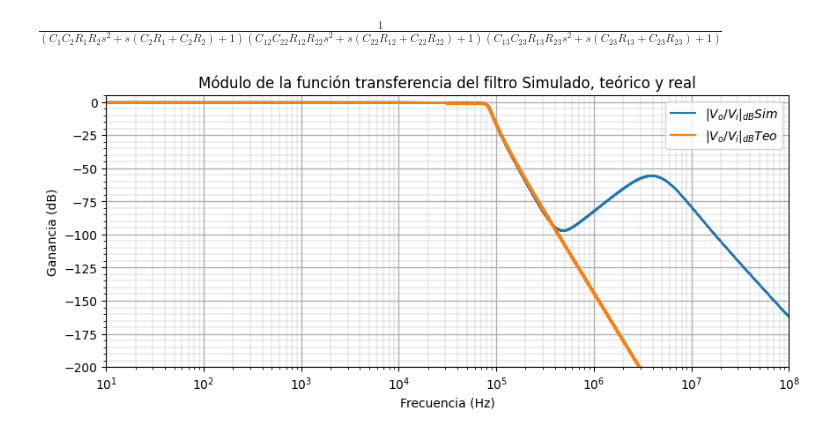
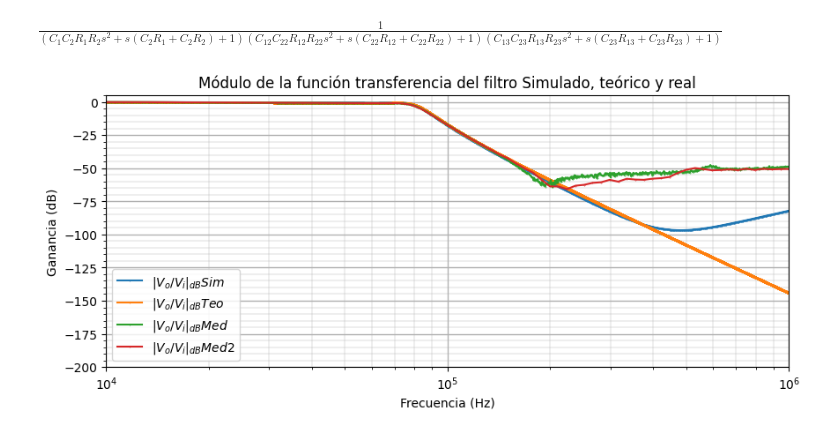
Before and after one commit to SantiagoLCC/TP-1_ASSD_Muestro_G4, a Jupyter notebook: cálculo_filtro/bode_comparativo.ipynb, the cells around one changed output. Cells and saved outputs as stored; diff of their text form; code cells hidden in the pictures.

```diff
--- a/cálculo_filtro/bode_comparativo.ipynb
+++ b/cálculo_filtro/bode_comparativo.ipynb
@@ -78,31 +78,56 @@ func_posta_arg= np.angle(func_posta)
 func_posta_abs= np.abs(func_posta)
 # %% [output]
 $\displaystyle \frac{1}{\left(C_{1} C_{2} R_{1} R_{2} s^{2} + s \left(C_{2} R_{1} + C_{2} R_{2}\right) + 1\right) \left(C_{12} C_{22} R_{12} R_{22} s^{2} + s \left(C_{22} R_{12} + C_{22} R_{22}\right) + 1\right) \left(C_{13} C_{23} R_{13} R_{23} s^{2} + s \left(C_{23} R_{13} + C_{23} R_{23}\right) + 1\right)}$
+# %%
+import ltspice
+import numpy as np
+import matplotlib.pyplot as plt
+import scipy.signal as signal
+import sympy as sp
+from matplotlib.ticker import MultipleLocator
+import pandas as pd
+
+
+import pandas as pd
+import cmath
+import math
+
+
+
+pf_med = pd.read_csv('bodeFAAnozoom.csv', header=None)
+freq = pf_med[0]
+V2_module = pf_med[2]
+
+pf_med = pd.read_csv('FR_NoZoom_5V.csv', header=None)
+freqR = pf_med[0]
+V2_moduleR = pf_med[1]
 # %%
 ax_bode, ax_bode = plt.subplots(figsize=(10,4))
 
 # Ploteo Diagrama Simulado
 ax_bode.semilogx(freq_sim, 20 * np.log10(np.abs(vo_sim)), label='$|{V_{o}/{V_i}}|_{dB} Sim$', linestyle='solid', marker='o',markersize=0.3)
 ax_bode.semilogx(wrange,20 * np.log10(np.abs(func_posta_abs)), label='$|{V_{o}/{V_i}}|_{dB} Teo$',linestyle='solid', marker='o', markersize=0.3)
+ax_bode.semilogx(freq,V2_module, label='$|{V_{o}/{V_i}}|_{dB} Med$',linestyle='solid', marker='o', markersize=0.3)
+ax_bode.semilogx(freqR,V2_moduleR, label='$|{V_{o}/{V_i}}|_{dB} Med2$',linestyle='solid', marker='o', markersize=0.3)
 #Edición de presentación
 
 ax_bode.set(xlabel='Frecuencia (Hz)', ylabel='Ganancia (dB)', title='Módulo de la función transferencia del filtro Simulado, teórico y real')
 ax_bode.grid(True)
 
 #Límites del gráfico
 
-ax_bode.set_xlim(1*10**1, 1*10**8)
+ax_bode.set_xlim(1*10**4, 1*10**6)
 ax_bode.set_ylim(-200, 5)
 #ax_phase.set_xlim(3000,600000)
 # ax.yaxis.set_major_locator(MultipleLocator(5))
 
 ax_bode.grid(visible=True, which='both', axis='both',linewidth=0.3)
 ax_bode.grid(visible=True, which='major', axis='both',linewidth=1)
 ax_bode.legend()
 ax_bode.minorticks_on()
 
 plt.minorticks_on()
 plt.legend()
 plt.show()
 # %% [output]
-[figure, old version]
+[figure, new version]
```
Also changed, not shown: parts of 4 cells of this notebook, 29 other files.
